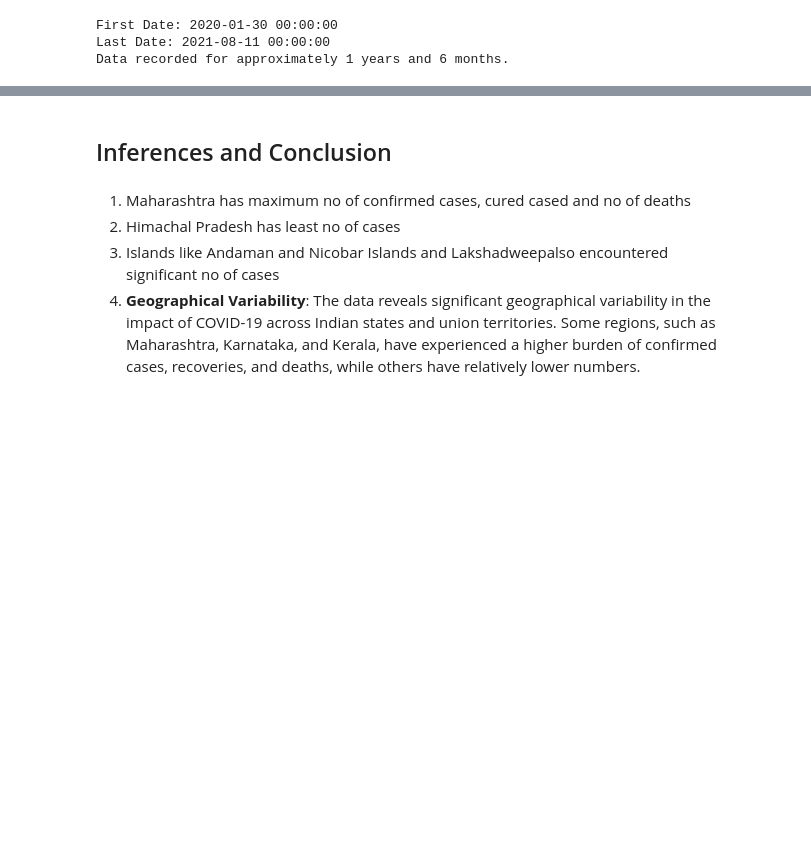
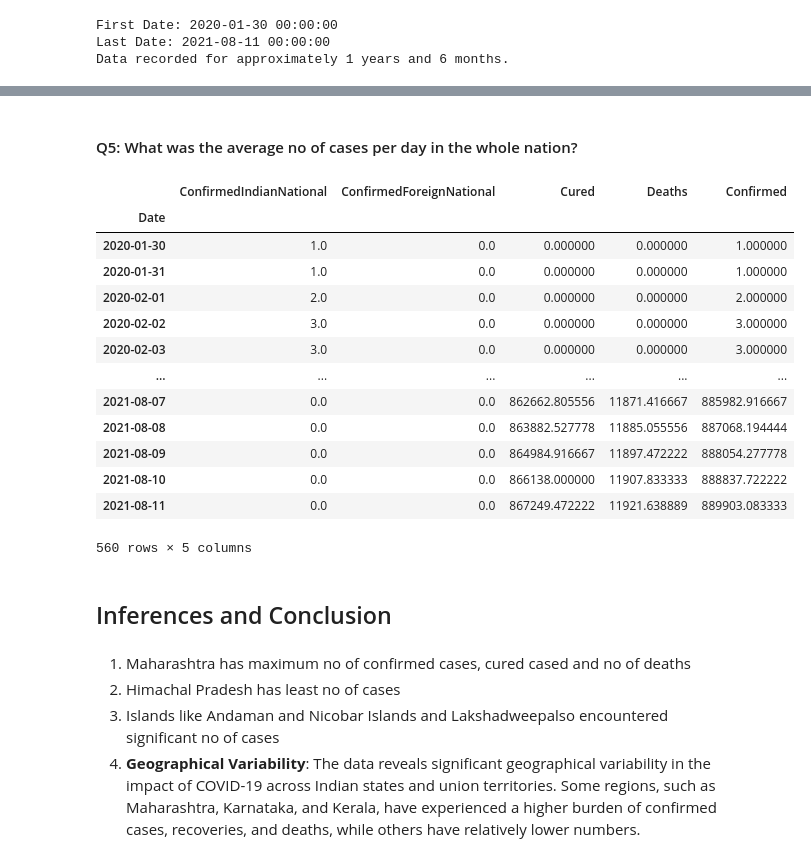
Before and after one commit to ravikumar1302/Covid-19-Analysis-India, a Jupyter notebook: Covid-19-Analysis-India.ipynb, the cells around one changed output, grey strips where cells are left out. Cells and saved outputs as stored; diff of their text form; code cells hidden in the pictures; blank space fills up the shorter version.

```diff
--- a/Covid-19-Analysis-India.ipynb
+++ b/Covid-19-Analysis-India.ipynb
@@ -512,3 +532,23 @@ Data recorded for approximately 1 years and 6 months.
+# %% [markdown]
+#### Q5: What was the average no of cases per day in the whole nation?
+# %%
+covid_df_daily_mean = covid_df.groupby("Date")[[ 'ConfirmedIndianNational', 'ConfirmedForeignNational', 'Cured','Deaths', 'Confirmed']].mean()
+covid_df_daily_mean[[ 'ConfirmedIndianNational', 'ConfirmedForeignNational', 'Cured','Deaths', 'Confirmed']]
+# %% [output]
+|  | ConfirmedIndianNational | ConfirmedForeignNational | Cured | Deaths | Confirmed |
+| Date |  |  |  |  |  |
+| 2020-01-30 | 1.0 | 0.0 | 0.000000 | 0.000000 | 1.000000 |
+| 2020-01-31 | 1.0 | 0.0 | 0.000000 | 0.000000 | 1.000000 |
+| 2020-02-01 | 2.0 | 0.0 | 0.000000 | 0.000000 | 2.000000 |
+| 2020-02-02 | 3.0 | 0.0 | 0.000000 | 0.000000 | 3.000000 |
+| 2020-02-03 | 3.0 | 0.0 | 0.000000 | 0.000000 | 3.000000 |
+| ... | ... | ... | ... | ... | ... |
+| 2021-08-07 | 0.0 | 0.0 | 862662.805556 | 11871.416667 | 885982.916667 |
+| 2021-08-08 | 0.0 | 0.0 | 863882.527778 | 11885.055556 | 887068.194444 |
+| 2021-08-09 | 0.0 | 0.0 | 864984.916667 | 11897.472222 | 888054.277778 |
+| 2021-08-10 | 0.0 | 0.0 | 866138.000000 | 11907.833333 | 888837.722222 |
+| 2021-08-11 | 0.0 | 0.0 | 867249.472222 | 11921.638889 | 889903.083333 |
+560 rows × 5 columns
 # %% [markdown]
 ## Inferences and Conclusion
 # %% [markdown]
```
Also changed, not shown: parts of 3 cells of this notebook.
